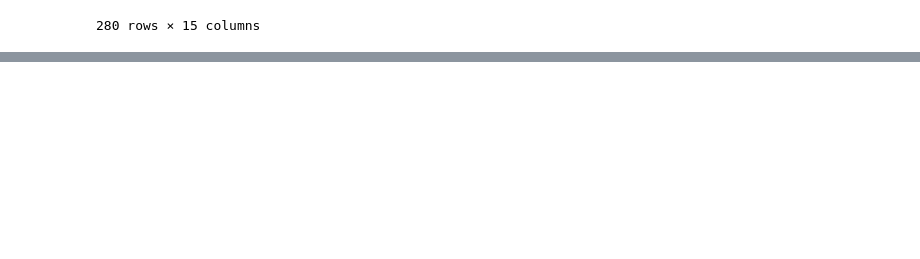
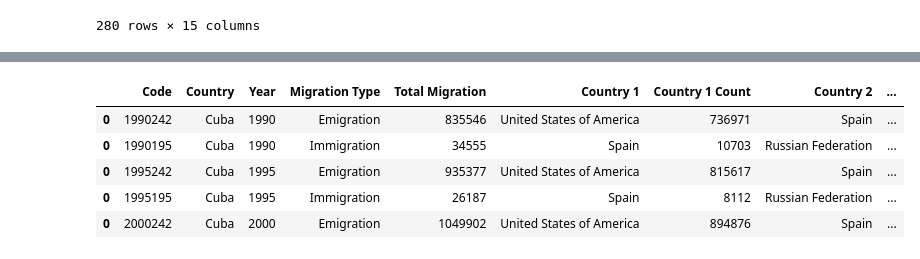
Before and after one commit to ds-modules/IAS-150, a Jupyter notebook: IAS_150_Data.ipynb, the cells around one changed output, grey strips where cells are left out. Saved outputs shown, nothing was run; the diff lists cells and outputs as text; code cells hidden in the pictures; blank space fills up the shorter version.

```diff
--- a/IAS_150_Data.ipynb
+++ b/IAS_150_Data.ipynb
@@ -105,3 +167,5 @@ pd.read_csv('male_migration_by_origin_destination')
 | 278 | 0 | 2017157 | South Africa | 2017 | Emigration | United Kingdom | 210470 | Australia | ... |
 | 279 | 0 | 2017056 | South Africa | 2017 | Immigration | Zimbabwe | 649385 | Mozambique | ... |
 280 rows × 15 columns
+# %%
+migrantz = mf.master(male_migrants)
@@ -107,0 +193,9 @@ pd.read_csv('male_migration_by_origin_destination')
+# %%
+migrantz.head()
+# %% [output]
+|  | Code | Country | Year | Migration Type | Total Migration | Country 1 | Country 1 Count | Country 2 | ... |
+| 0 | 1990242 | Cuba | 1990 | Emigration | 835546 | United States of America | 736971 | Spain | ... |
+| 0 | 1990195 | Cuba | 1990 | Immigration | 34555 | Spain | 10703 | Russian Federation | ... |
+| 0 | 1995242 | Cuba | 1995 | Emigration | 935377 | United States of America | 815617 | Spain | ... |
+| 0 | 1995195 | Cuba | 1995 | Immigration | 26187 | Spain | 8112 | Russian Federation | ... |
+| 0 | 2000242 | Cuba | 2000 | Emigration | 1049902 | United States of America | 894876 | Spain | ... |
```
Also changed, not shown: parts of 13 cells of this notebook, 6 other files.
